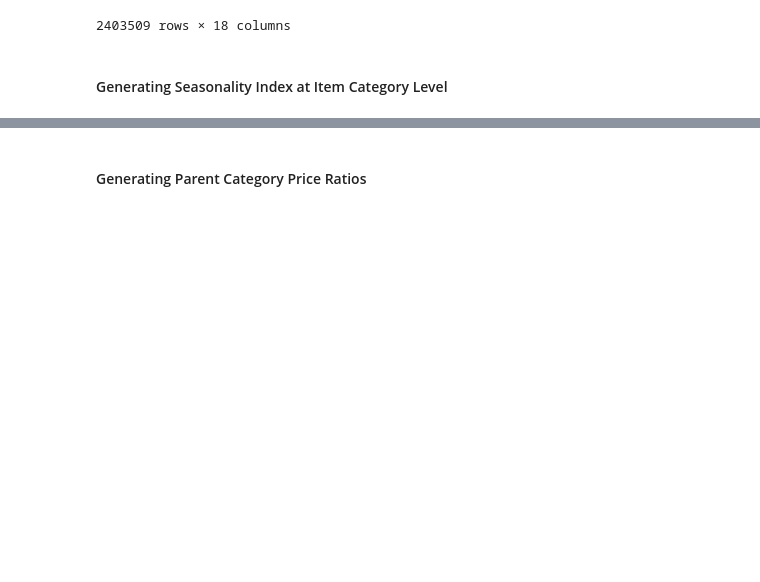
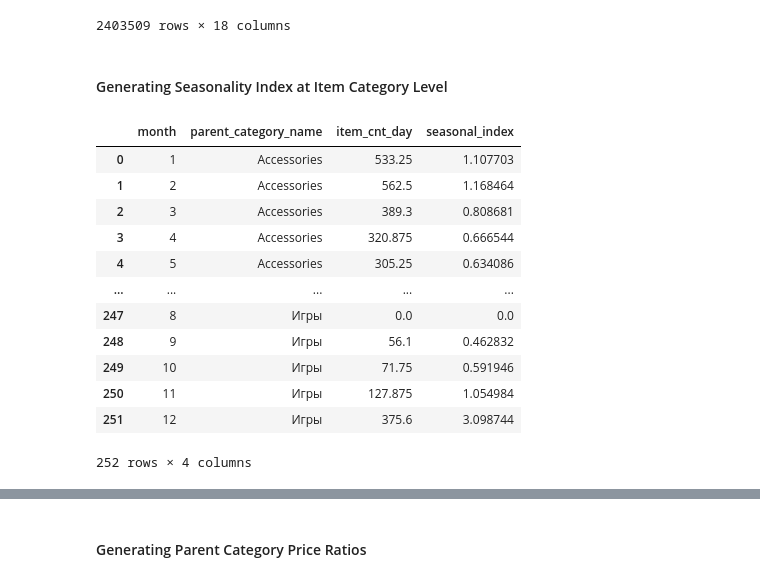
Before and after one commit to ManashJKonwar/ML-Retail-Sales, a Jupyter notebook: modelling_pipeline/feature_engg_script_v02.ipynb, the cells around one changed output, grey strips where cells are left out. Drawn from its saved outputs; the diff is of its cells as text; code cells hidden in the pictures; blank space fills up the shorter version.

Commit message:
Update: Adding_seasonality_at_parent_category_level
Signed-off-by: ManashJKonwar <rickykonwar@gmail.com>

```diff
--- a/modelling_pipeline/feature_engg_script_v02.ipynb
+++ b/modelling_pipeline/feature_engg_script_v02.ipynb
@@ -444,30 +444,54 @@ train_test_set
 # %%
 df_seasonality_index, df_week = pd.DataFrame(), pd.DataFrame()
 if enable_seasonality_features:
     start_date = train_test_set.week_start_date.min()
     end_date = train_test_set.week_start_date.max()
 
     delta = end_date - start_date   # returns timedelta
     week_list = [start_date + timedelta(days=7*i) for i in range((delta.days//7) + 1)]
 
     # Extract Week level Characteristics
     df_week = pd.DataFrame([week_day for week_day in week_list], columns=['week_start_date']).reset_index()
     df_week = df_week.rename(columns={'index':'date_block_num'})
     df_week['date_block_num'] += 1
     df_week = df_week[['week_start_date','date_block_num']]
     df_week['month'] = df_week['week_start_date'].apply(lambda x: x.month)
     df_week['year'] = df_week['week_start_date'].apply(lambda x: x.year)
 
     # Calculating seasonality for 3 years (from 01-07-2013 to 30-06-2015)
     df_week_seasonality = df_week.copy()
-    # df_seasonality_index = df_week.copy()
+    df_week_seasonality = df_week_seasonality.loc[(df_week_seasonality.week_start_date>=pd.to_datetime('2013-07-01')) & (df_week_seasonality.week_start_date<=pd.to_datetime('2015-06-30'))]
 
-    df_demand = train_test_set.loc[~train_test_set.date_block_num.isin([34])][['week_start_date', 'item_cnt_day', 'item_category_id']].reset_index(drop=True)
-    df_demand = df_demand.groupby(['week_start_date','item_category_id']).agg({'item_cnt_day':'sum'}).reset_index()
-    for item_cat in sorted(list(df_demand.item_category_id.unique())):
-        df_intermediate_demand = df_demand.loc[df_demand.item_category_id.isin([item_cat])].reset_index(drop=True)
-        df_intermediate_demand = pd.merge(df_week.copy(), df_intermediate_demand[['week_start_date','item_cnt_day']], how='left', on='week_start_date')
-        df_intermediate_demand['item_cnt_day'] = df_intermediate_demand['item_cnt_day'].fillna(0)
-        break
+    df_seasonality_index = pd.DataFrame(columns=['month','parent_category_name','item_cnt_day','seasonal_index'])
 
-df_intermediate_demand
+    df_demand = train_test_set.loc[~train_test_set.date_block_num.isin([34])][['week_start_date', 'item_cnt_day', 'parent_category_name']].reset_index(drop=True)
+    df_demand = df_demand.groupby(['week_start_date','parent_category_name']).agg({'item_cnt_day':'sum'}).reset_index()
+    for parent_cat in sorted(list(df_demand.parent_category_name.unique())):
+        try:
+            df_intermediate_demand = df_demand.loc[df_demand.parent_category_name.isin([parent_cat])].reset_index(drop=True)
+            df_intermediate_demand = pd.merge(df_week_seasonality.copy(), df_intermediate_demand[['week_start_date','item_cnt_day']], how='left', on='week_start_date')
+            df_intermediate_demand['item_cnt_day'] = df_intermediate_demand['item_cnt_day'].fillna(0)
+            df_intermediate_demand = df_intermediate_demand.groupby('month').agg({'item_cnt_day':'mean'}).reset_index()
+            df_intermediate_demand['seasonal_index'] = df_intermediate_demand['item_cnt_day']/df_intermediate_demand['item_cnt_day'].mean()
+            df_intermediate_demand['parent_category_name'] = parent_cat
+            df_intermediate_demand = df_intermediate_demand[['month','parent_category_name','item_cnt_day','seasonal_index']]
+        except Exception:
+            continue
+        finally:
+            df_seasonality_index = pd.concat([df_seasonality_index, df_intermediate_demand], ignore_index=True)
+
+df_seasonality_index
+# %% [output]
+|  | month | parent_category_name | item_cnt_day | seasonal_index |
+| 0 | 1 | Accessories | 533.25 | 1.107703 |
+| 1 | 2 | Accessories | 562.5 | 1.168464 |
+| 2 | 3 | Accessories | 389.3 | 0.808681 |
+| 3 | 4 | Accessories | 320.875 | 0.666544 |
+| 4 | 5 | Accessories | 305.25 | 0.634086 |
+| ... | ... | ... | ... | ... |
+| 247 | 8 | Игры | 0.0 | 0.0 |
+| 248 | 9 | Игры | 56.1 | 0.462832 |
+| 249 | 10 | Игры | 71.75 | 0.591946 |
+| 250 | 11 | Игры | 127.875 | 1.054984 |
+| 251 | 12 | Игры | 375.6 | 3.098744 |
+252 rows × 4 columns
```
Also changed, not shown: parts of 7 cells of this notebook.
